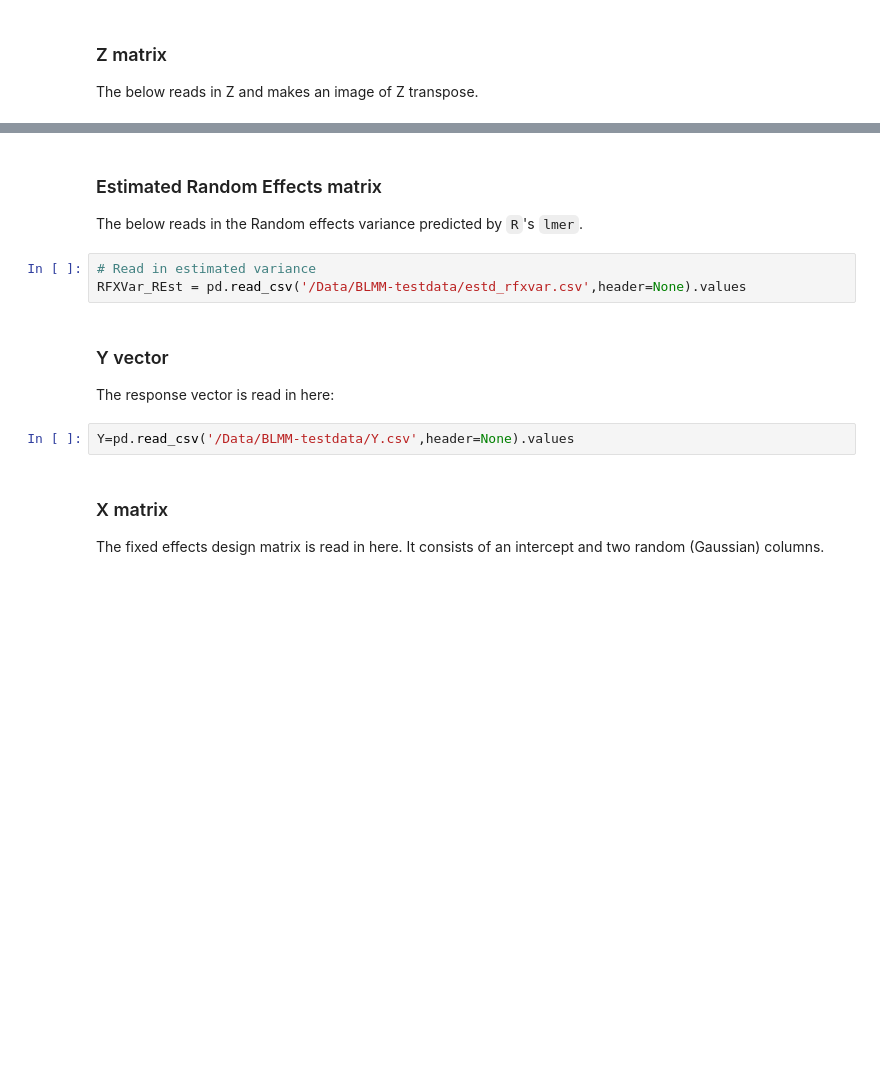
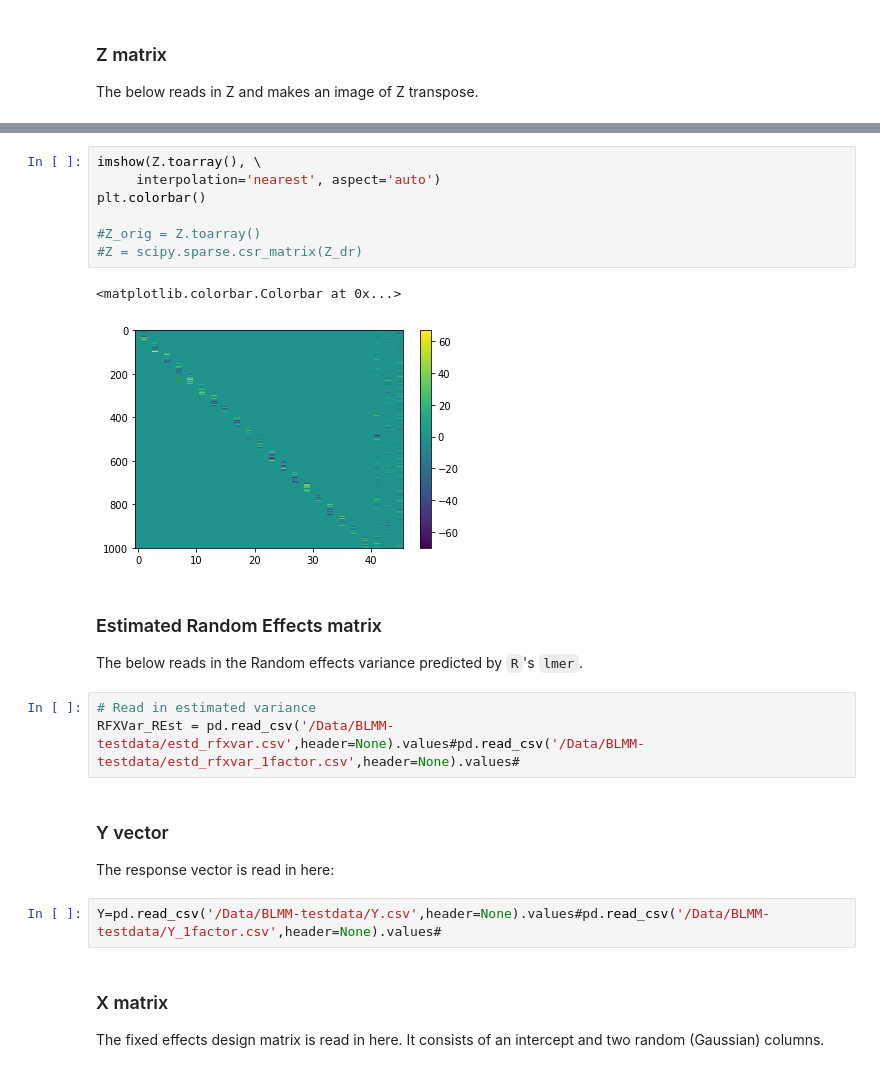
Before and after one commit to TomMaullin/BLMM-sandbox, a Jupyter notebook: FS_sandbox.ipynb, the cells around one changed output, grey strips where cells are left out. Cells and saved outputs as stored; diff of their text form; blank space fills up the shorter version.

```diff
--- a/FS_sandbox.ipynb
+++ b/FS_sandbox.ipynb
@@ -94,16 +280,26 @@ imshow(Z.toarray().transpose(), \
+# %%
+imshow(Z.toarray(), \
+     interpolation='nearest', aspect='auto')
+plt.colorbar()
+
+#Z_orig = Z.toarray()
+#Z = scipy.sparse.csr_matrix(Z_dr)
+# %% [output]
+<matplotlib.colorbar.Colorbar at 0x...>
+[figure, added]
 # %% [markdown]
 ### Estimated Random Effects matrix
 
 The below reads in the Random effects variance predicted by `R`'s `lmer`.
 # %%
 # Read in estimated variance
-RFXVar_REst = pd.read_csv('/Data/BLMM-testdata/estd_rfxvar.csv',header=None).values
+RFXVar_REst = pd.read_csv('/Data/BLMM-testdata/estd_rfxvar.csv',header=None).values#pd.read_csv('/Data/BLMM-testdata/estd_rfxvar_1factor.csv',header=None).values#
 # %% [markdown]
 ### Y vector
 
 The response vector is read in here:
 # %%
-Y=pd.read_csv('/Data/BLMM-testdata/Y.csv',header=None).values
+Y=pd.read_csv('/Data/BLMM-testdata/Y.csv',header=None).values#pd.read_csv('/Data/BLMM-testdata/Y_1factor.csv',header=None).values#
 # %% [markdown]
 ### X matrix
 
```
Also changed, not shown: parts of 144 cells of this notebook.
